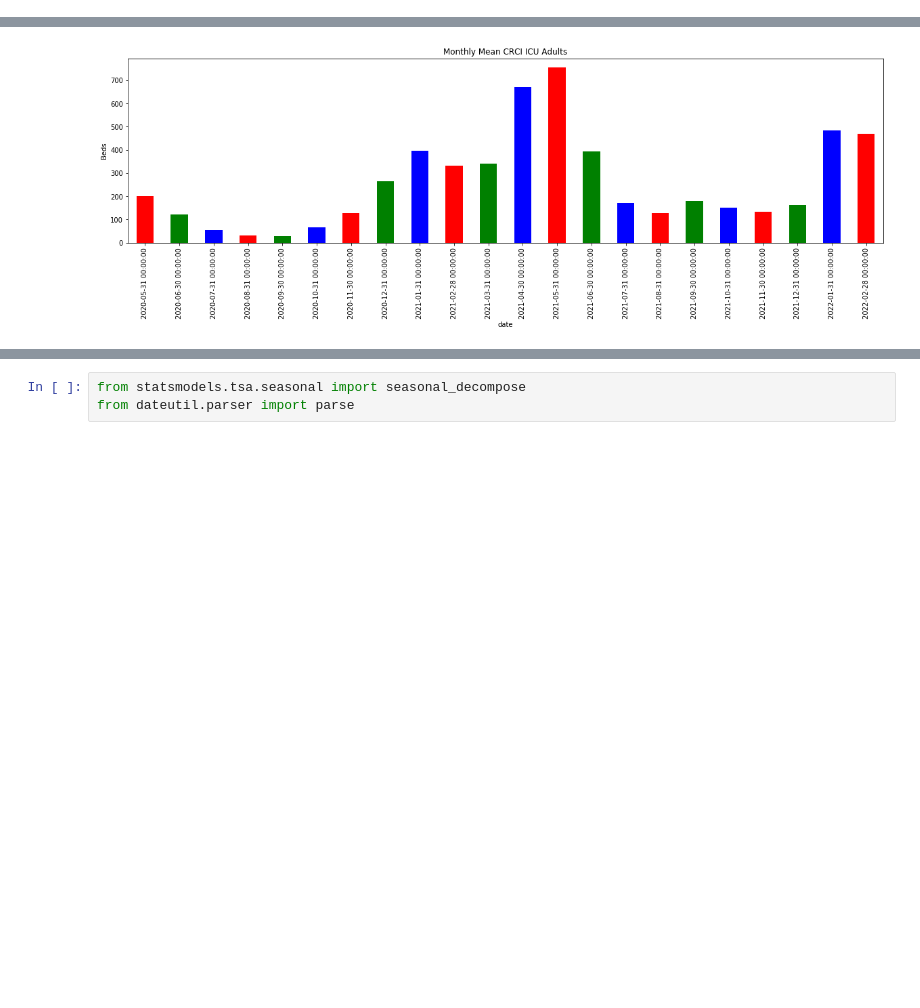
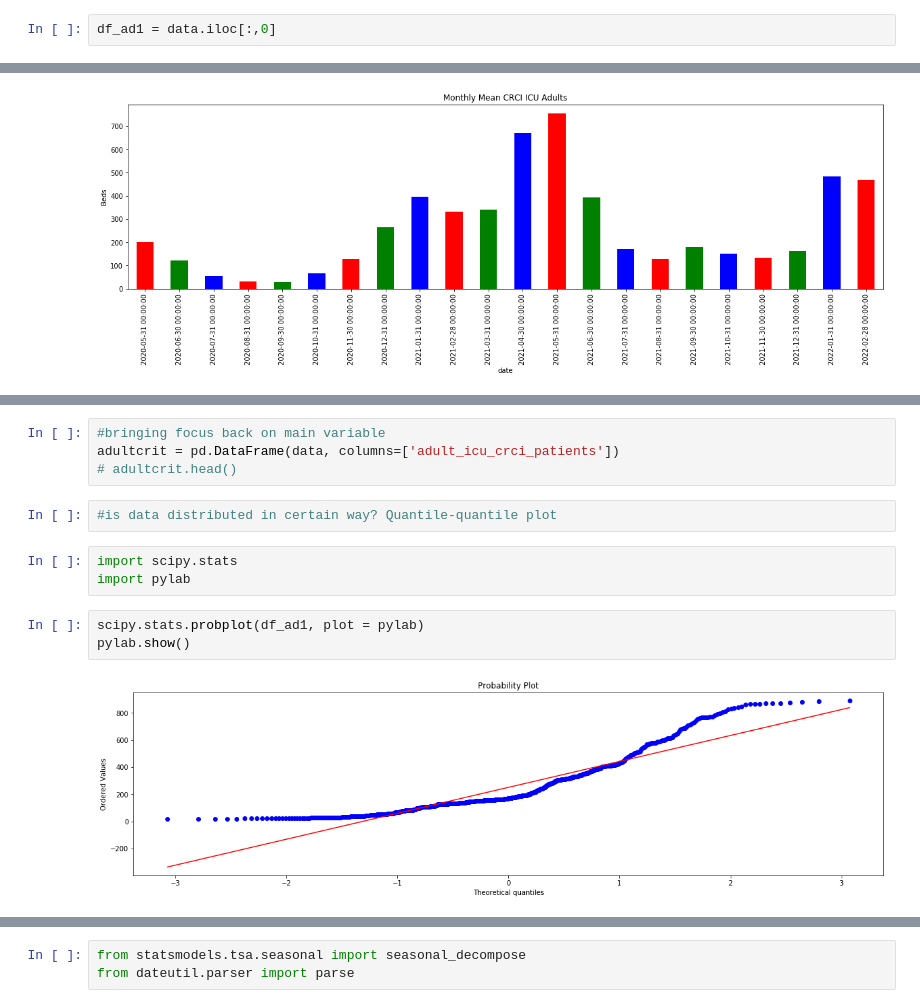
Before and after one commit to Jneny/Hospitalcapacity, a Jupyter notebook: 820_Hospitalcapacity.ipynb, the cells around one changed output, grey strips where cells are left out. Cells and saved outputs as stored; diff of their text form; blank space fills up the shorter version.

```diff
--- a/820_Hospitalcapacity.ipynb
+++ b/820_Hospitalcapacity.ipynb
@@ -43,0 +24,2 @@ memory usage: 56.3 KB
+# %%
+df_ad1 = data.iloc[:,0]
@@ -205,0 +199,14 @@ critpatientdf.resample(rule = 'w').std()
+# %%
+#bringing focus back on main variable
+adultcrit = pd.DataFrame(data, columns=['adult_icu_crci_patients'])
+# adultcrit.head()
+# %%
+#is data distributed in certain way? Quantile-quantile plot
+# %%
+import scipy.stats
+import pylab
+# %%
+scipy.stats.probplot(df_ad1, plot = pylab)
+pylab.show()
+# %% [output]
+[figure, added]
```
Also changed, not shown: parts of 79 cells of this notebook.
